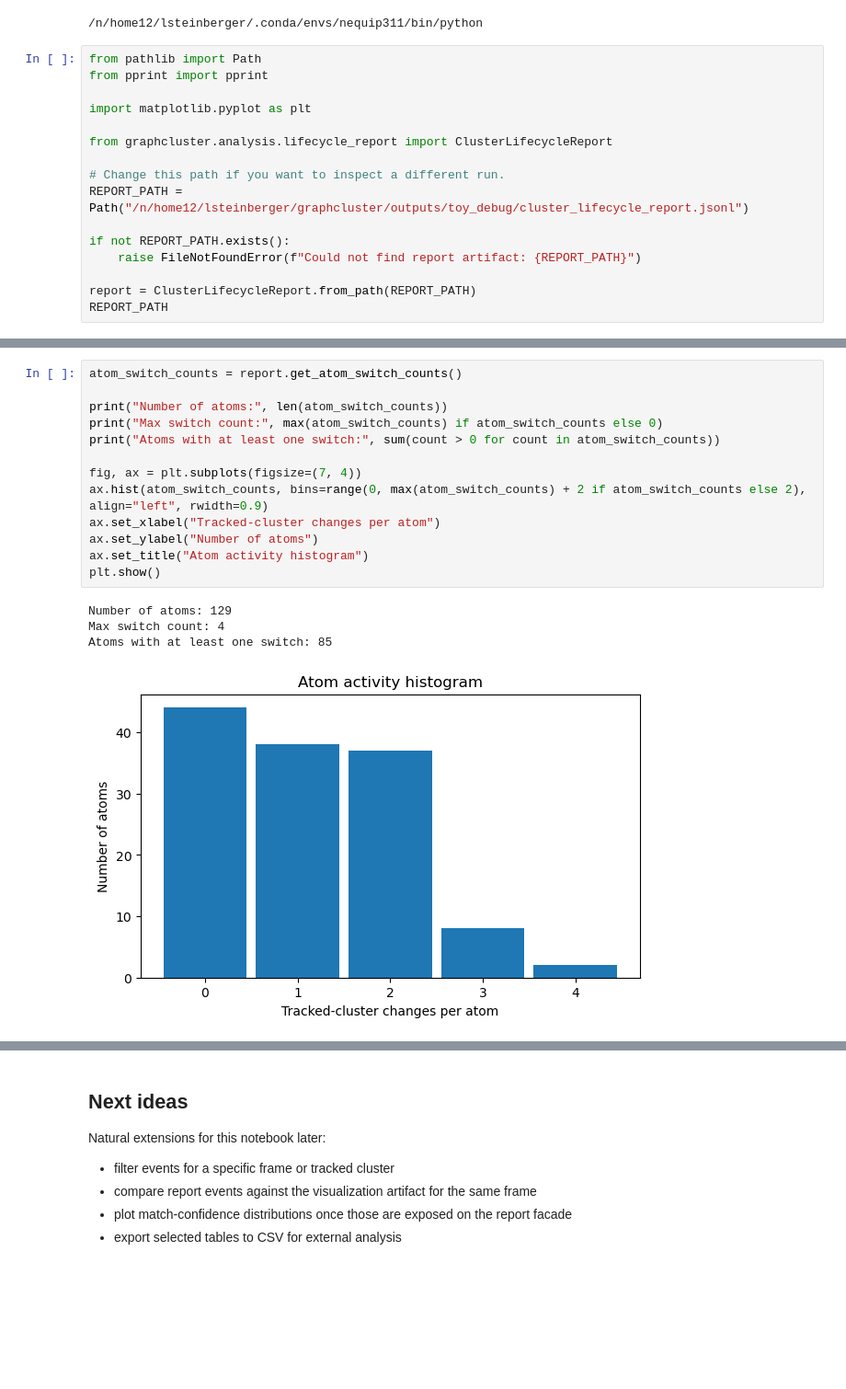
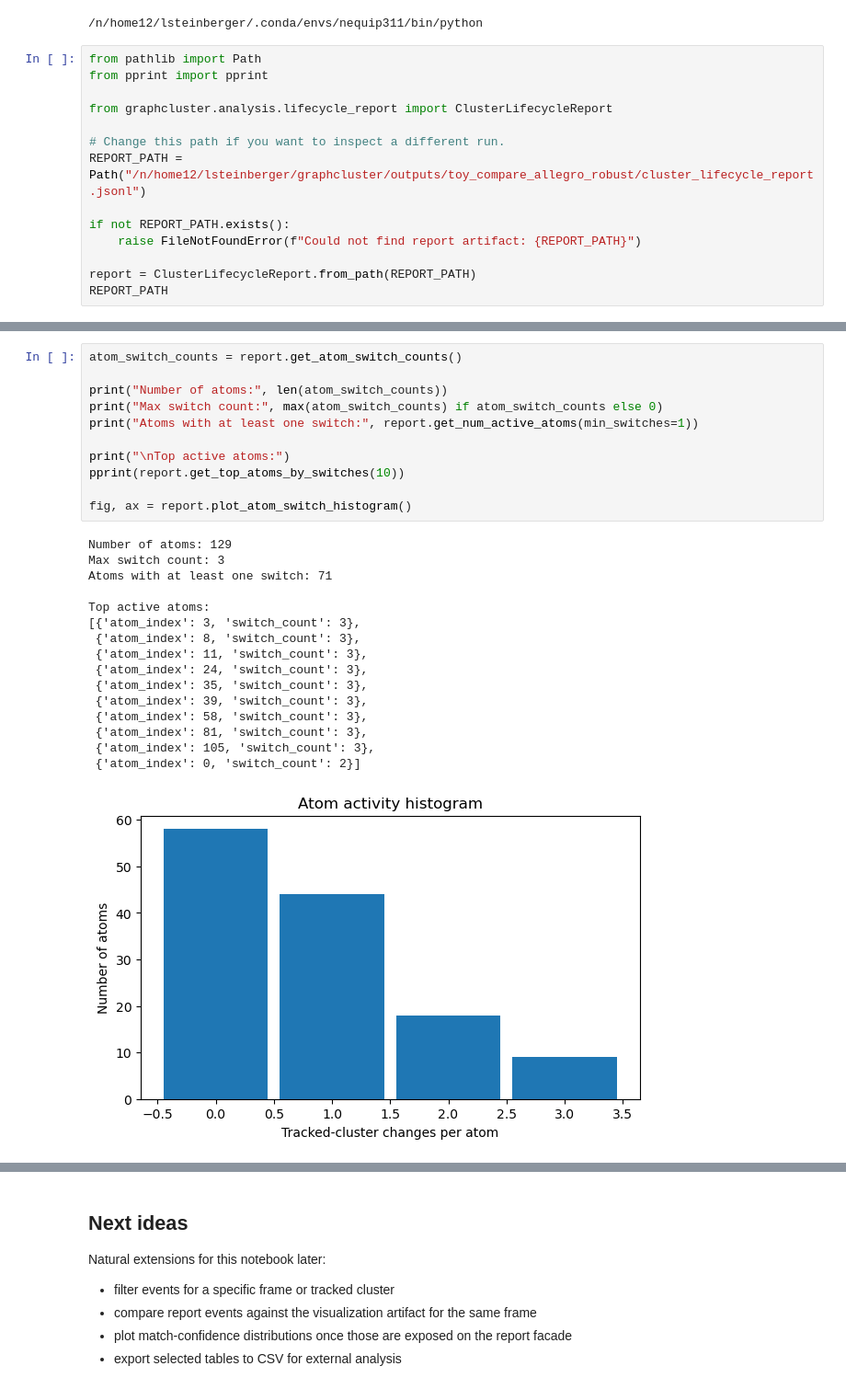
Before and after one commit to Steinburglar/graphcluster, a Jupyter notebook: notebooks/inspect_lifecycle_report.ipynb, the cells around one changed output, grey strips where cells are left out. Shown at 92% size. Drawn from its saved outputs; the diff is of its cells as text; blank space fills up the shorter version.

```diff
--- a/notebooks/inspect_lifecycle_report.ipynb
+++ b/notebooks/inspect_lifecycle_report.ipynb
@@ -18,12 +18,10 @@ print(sys.executable)
 from pathlib import Path
 from pprint import pprint
 
-import matplotlib.pyplot as plt
-
 from graphcluster.analysis.lifecycle_report import ClusterLifecycleReport
 
 # Change this path if you want to inspect a different run.
-REPORT_PATH = Path("/n/home12/lsteinberger/graphcluster/outputs/toy_debug/cluster_lifecycle_report.jsonl")
+REPORT_PATH = Path("/n/home12/lsteinberger/graphcluster/outputs/toy_compare_allegro_robust/cluster_lifecycle_report.jsonl")
 
 if not REPORT_PATH.exists():
     raise FileNotFoundError(f"Could not find report artifact: {REPORT_PATH}")
@@ -109,18 +97,28 @@ plt.show()
 # %%
 atom_switch_counts = report.get_atom_switch_counts()
 
 print("Number of atoms:", len(atom_switch_counts))
 print("Max switch count:", max(atom_switch_counts) if atom_switch_counts else 0)
-print("Atoms with at least one switch:", sum(count > 0 for count in atom_switch_counts))
+print("Atoms with at least one switch:", report.get_num_active_atoms(min_switches=1))
 
-fig, ax = plt.subplots(figsize=(7, 4))
-ax.hist(atom_switch_counts, bins=range(0, max(atom_switch_counts) + 2 if atom_switch_counts else 2), align="left", rwidth=0.9)
-ax.set_xlabel("Tracked-cluster changes per atom")
-ax.set_ylabel("Number of atoms")
-ax.set_title("Atom activity histogram")
-plt.show()
+print("\nTop active atoms:")
+pprint(report.get_top_atoms_by_switches(10))
+
+fig, ax = report.plot_atom_switch_histogram()
 # %% [output]
 Number of atoms: 129
-Max switch count: 4
-Atoms with at least one switch: 85
+Max switch count: 3
+Atoms with at least one switch: 71
+
+Top active atoms:
+[{'atom_index': 3, 'switch_count': 3},
+ {'atom_index': 8, 'switch_count': 3},
+ {'atom_index': 11, 'switch_count': 3},
+ {'atom_index': 24, 'switch_count': 3},
+ {'atom_index': 35, 'switch_count': 3},
+ {'atom_index': 39, 'switch_count': 3},
+ {'atom_index': 58, 'switch_count': 3},
+ {'atom_index': 81, 'switch_count': 3},
+ {'atom_index': 105, 'switch_count': 3},
+ {'atom_index': 0, 'switch_count': 2}]
-[figure, old version]
+[figure, new version]
```
Also changed, not shown: parts of 7 cells of this notebook, 27 other files.
